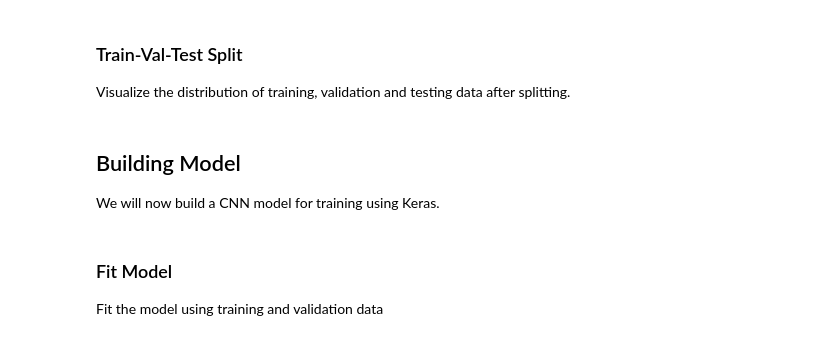
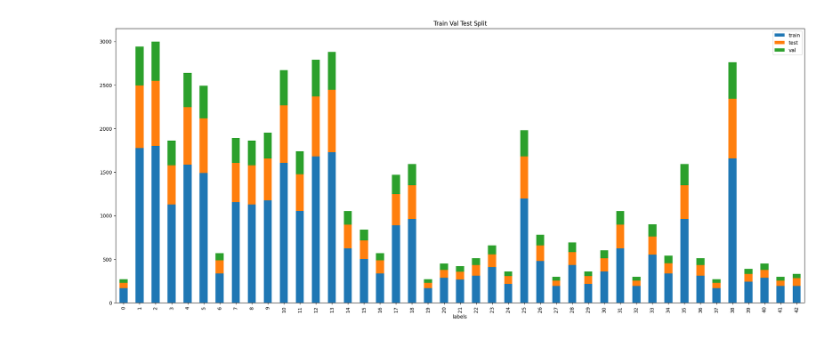
Before and after one commit to akash-pandey7/traffic-sign-detection, a Jupyter notebook: traffic_sign_detection.ipynb, the cells around one changed output. Drawn from its saved outputs; the diff is of its cells as text; code cells hidden in the pictures.

```diff
--- a/traffic_sign_detection.ipynb
+++ b/traffic_sign_detection.ipynb
@@ -61,12 +0,0 @@ class_dict = {keys:values for keys,values in zip(class_labels, class_values)}
-# %%
-sortFunction = lambda x: int(os.path.basename(x)[:-4])
-plt.figure(figsize = (25, 25))
-for i, imagename in enumerate(sorted(glob.glob(data_path + 'Meta/' + '*.*'), key = sortFunction)):
-    plt.subplot(7, 7, i + 1)
-    plt.grid(False)
-    plt.xticks([])
-    plt.yticks([])
-    plt.xlabel(class_dict[i])
-    image = cv2.imread(imagename)
-    plt.imshow(cv2.cvtColor(image, cv2.COLOR_BGR2RGB))
-plt.show()
@@ -276,3 +78,0 @@ test_unique, y_test_count = np.unique(y_test, return_counts = True)
-# %% [markdown]
-### Train-Val-Test Split
-Visualize the distribution of training, validation and testing data after splitting.
@@ -284,8 +79,32 @@ df_balance.head()
+# %%
+# Loading Test.csv from your Data folder
+test_csv_path = os.path.join(data_path, 'Test.csv')
+df_test = pd.read_csv(test_csv_path)
+
+test_data = []
+test_labels = df_test.ClassId.values
+# Joining 'Data' with the relative path in the CSV (e.g., 'Test/0000.png')
+test_filenames = [os.path.join(data_path, p) for p in df_test.Path]
+
+for test_filename in tqdm.tqdm(test_filenames):
+    try:
+        image = Image.open(test_filename).resize((32, 32))
+        test_data.append(np.array(image))
+    except Exception as e:
+        print(f"Error loading {test_filename}: {e}")
+
+X_test = np.array(test_data)
+y_test = np.array(test_labels)
 # %%
-df_balance.plot.bar(x = 'labels', y = ['train', 'test', 'val'], figsize = (25, 25), stacked = True, title = "Train Val Test Split")
+test_unique, y_test_count = np.unique(y_test, return_counts = True)
+
+df_balance = pd.DataFrame({'labels': train_unique, 'train': y_train_count, 'val': y_val_count})
+df_balance['test'] = y_test_count
+
+df_balance.plot.bar(x = 'labels', y = ['train', 'test', 'val'], figsize = (25, 10), stacked = True, title = "Train Val Test Split")
+plt.show()
+# %% [output]
+[figure, added]
-# %% [markdown]
-## Building Model
-We will now build a CNN model for training using Keras.
 # %%
 def get_compiled_model():
     model = Sequential()
@@ -304,7 +126,4 @@ def get_compiled_model():
     model.compile(loss='categorical_crossentropy', optimizer='adam', metrics=['accuracy'])
     return model
-# %% [markdown]
-### Fit Model
-Fit the model using training and validation data
 # %%
 X_train, X_val, X_test = X_train/255., X_val/255., X_test/255.
```
Also changed, not shown: parts of 80 cells of this notebook.
